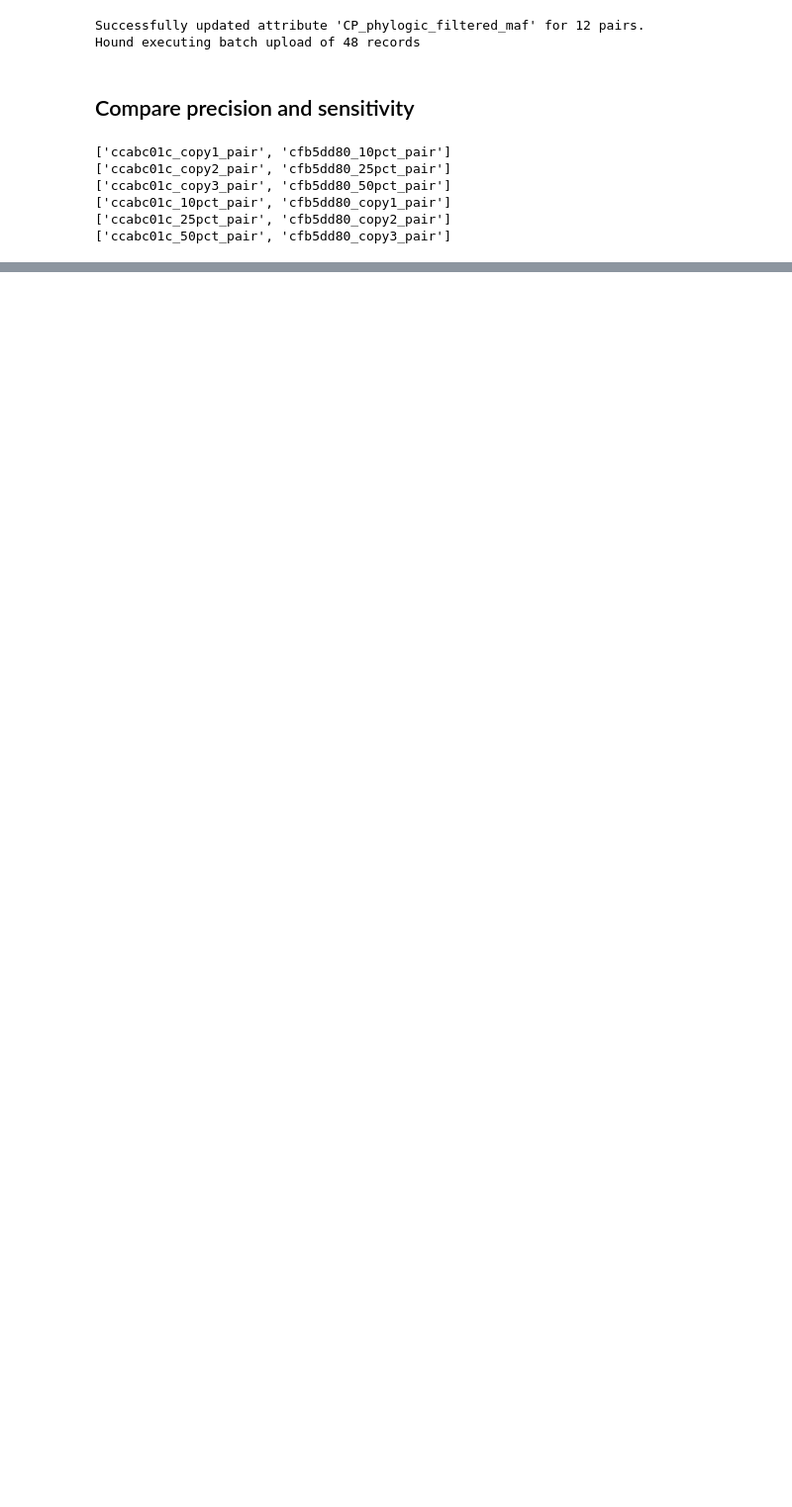
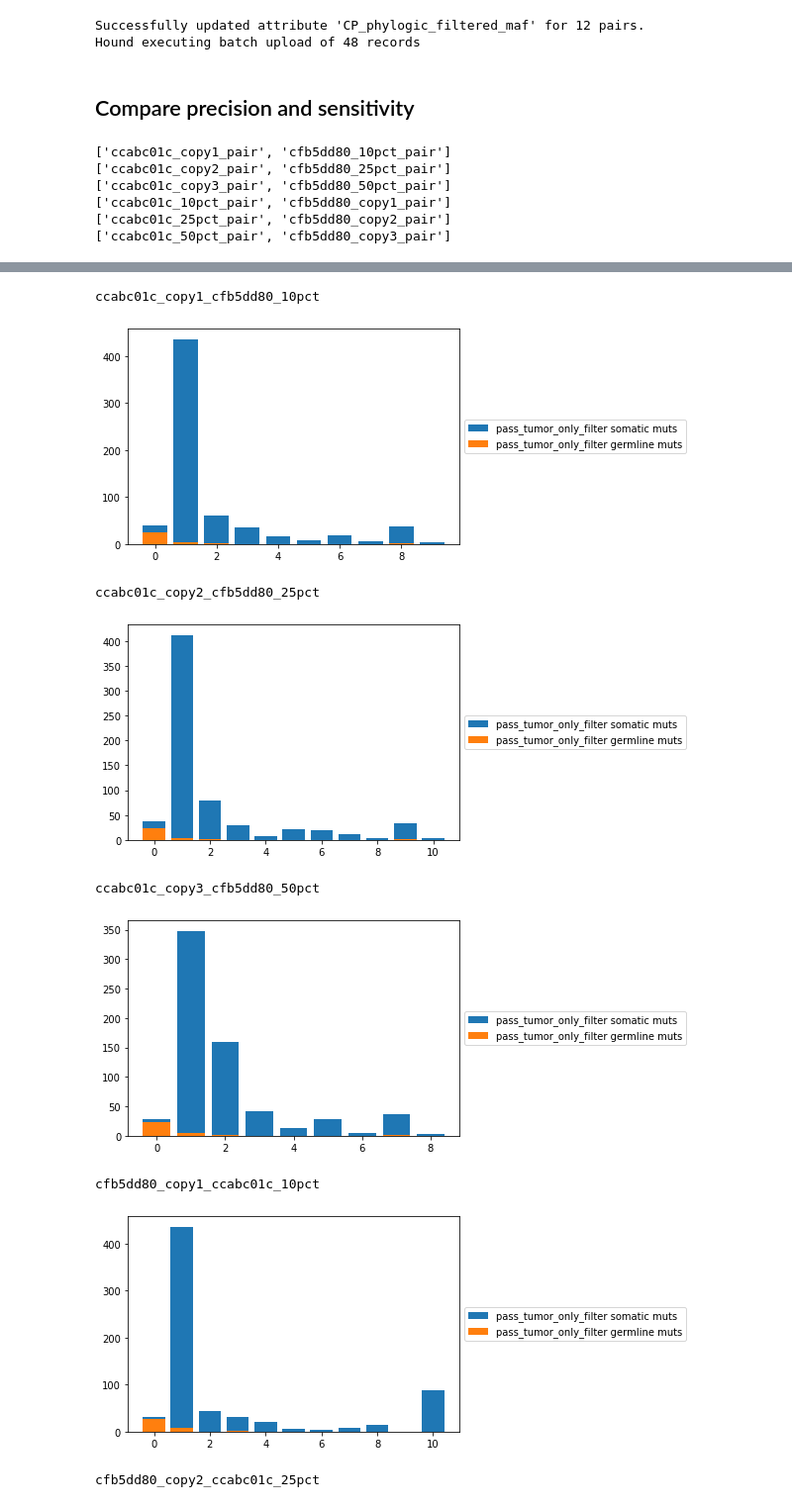
Before and after one commit to cchu70/richters, a Jupyter notebook: calc_cp_for_germline.ipynb, the cells around one changed output, grey strips where cells are left out. Shown: that part at 99% size. Cells and saved outputs as stored; diff of their text form; code cells hidden in the pictures; blank space fills up the shorter version.

Commit message:
iterative phylogic and pre-multisample tonly filtering and rerunning phylogic

```diff
--- a/calc_cp_for_germline.ipynb
+++ b/calc_cp_for_germline.ipynb
@@ -419,19 +459,0 @@ cfb5dd80_copy3_ccabc01c_50pct
-# %%
-def plot_filter_cluster_distr_loop(merged_maf_fns_df, filter_col):
-    for pair_id, row in merged_maf_fns_df.iterrows():
-        print(row['participant'])
-        merged_maf = pd.read_csv(row['merged_maf_fn'], sep='\t')
-        plot_filter_cluster_distr(merged_maf, filter_col)
-
-    merged_maf = pd.read_csv(merged_maf_fns_df.loc['ccabc01c_copy1_pair', 'merged_maf_fn'], sep='\t')
-    return merged_maf[(merged_maf[filter_col] == True) & (merged_maf['Cluster_Assignment'] == 4)][maf_merge_cols]
-
-def plot_filter_cluster_distr(merged_maf, filter_col):
-
-    fig, ax = plt.subplots()
-    merged_maf['Cluster_Assignment'] = merged_maf['Cluster_Assignment'].fillna(0)  # no cluster assignment
-    tonly_clusters = merged_maf[merged_maf[filter_col] == True]['Cluster_Assignment'].tolist()
-#         tonly_clusters = merged_maf[merged_maf['pass_tumor_only_filter'] == True]['Cluster_Assignment'].tolist()
-    uniq_clusters, uniq_counts = np.unique(tonly_clusters, return_counts=True)
-    ax.bar(uniq_clusters, uniq_counts)
-    plt.show()
@@ -543,0 +517,12 @@ cfb5dd80_copy3_ccabc01c_50pct
+# %%
+_ = plot_filter_cluster_distr_loop(high_purity_merged_mafs, filter_col='pass_tumor_only_filter')
+# %% [output]
+ccabc01c_copy1_cfb5dd80_10pct
+[figure, added]
+ccabc01c_copy2_cfb5dd80_25pct
+[figure, added]
+ccabc01c_copy3_cfb5dd80_50pct
+[figure, added]
+cfb5dd80_copy1_ccabc01c_10pct
+[figure, added]
+cfb5dd80_copy2_ccabc01c_25pct
```
Also changed, not shown: parts of 44 cells of this notebook.
